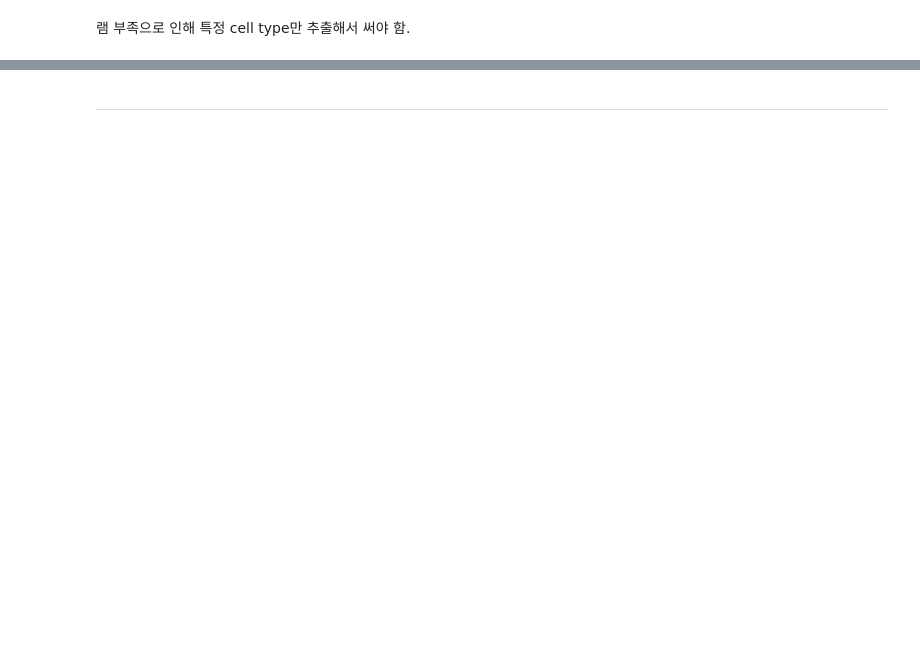
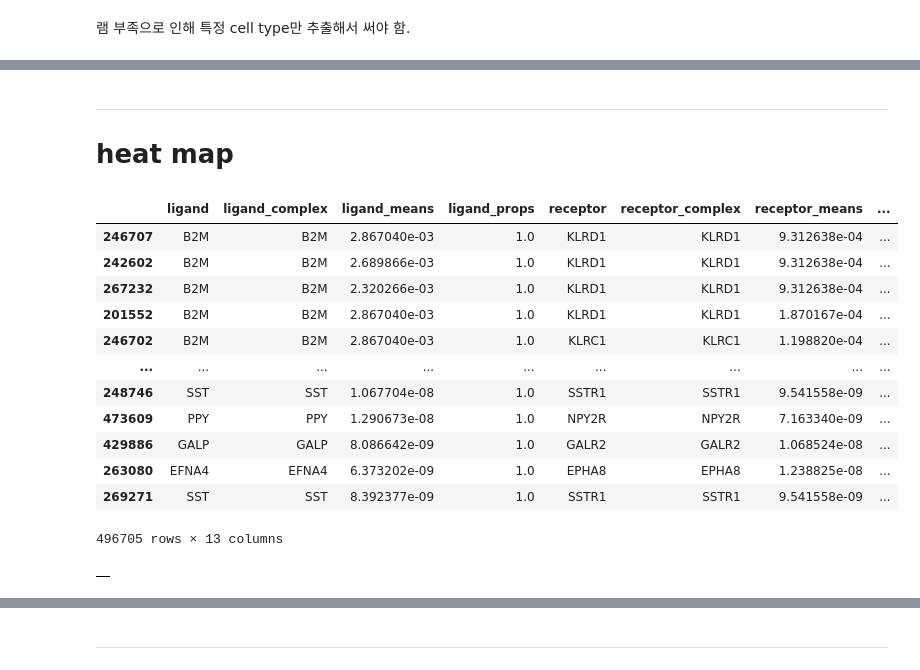
Before and after one commit to Sungwoo-Chang/16_human, a Jupyter notebook: 4. cell-cell interaction copy.ipynb, the cells around one changed output, grey strips where cells are left out. Drawn from its saved outputs; the diff is of its cells as text; code cells hidden in the pictures; blank space fills up the shorter version.

```diff
--- a/4. cell-cell interaction copy.ipynb
+++ b/4. cell-cell interaction copy.ipynb
@@ -73,0 +19,26 @@ Fontsize 0.00 < 1.0 pt not allowed by FreeType. Setting fontsize = 1 pt
+# %%
+liana_result = cellphonedb(
+    adata,
+    groupby = "cell_type",
+    use_raw = False,
+    return_all_lrs = True,
+    layer = 'scvi_normalized',
+    # layer = 'counts',
+    verbose = True,
+    inplace = False
+)
+
+# cellphonedb(
+#     adata,
+#     groupby = "cell_type",
+#     use_raw = False,
+#     return_all_lrs = True,
+#     layer = 'scvi_normalized',
+#     # layer = 'counts',
+#     verbose = True,
+#     inplace = True
+# )
+
+
+
+# samplingg 0.2로 해서 94 sample 돌리면 약 13분
@@ -73,0 +60,3 @@ Fontsize 0.00 < 1.0 pt not allowed by FreeType. Setting fontsize = 1 pt
+# %% [markdown]
+---
+# heat map
@@ -73,0 +65,22 @@ Fontsize 0.00 < 1.0 pt not allowed by FreeType. Setting fontsize = 1 pt
+# %%
+liana_result
+# %% [output]
+|  | ligand | ligand_complex | ligand_means | ligand_props | receptor | receptor_complex | receptor_means | ... |
+| 246707 | B2M | B2M | 2.867040e-03 | 1.0 | KLRD1 | KLRD1 | 9.312638e-04 | ... |
+| 242602 | B2M | B2M | 2.689866e-03 | 1.0 | KLRD1 | KLRD1 | 9.312638e-04 | ... |
+| 267232 | B2M | B2M | 2.320266e-03 | 1.0 | KLRD1 | KLRD1 | 9.312638e-04 | ... |
+| 201552 | B2M | B2M | 2.867040e-03 | 1.0 | KLRD1 | KLRD1 | 1.870167e-04 | ... |
+| 246702 | B2M | B2M | 2.867040e-03 | 1.0 | KLRC1 | KLRC1 | 1.198820e-04 | ... |
+| ... | ... | ... | ... | ... | ... | ... | ... | ... |
+| 248746 | SST | SST | 1.067704e-08 | 1.0 | SSTR1 | SSTR1 | 9.541558e-09 | ... |
+| 473609 | PPY | PPY | 1.290673e-08 | 1.0 | NPY2R | NPY2R | 7.163340e-09 | ... |
+| 429886 | GALP | GALP | 8.086642e-09 | 1.0 | GALR2 | GALR2 | 1.068524e-08 | ... |
+| 263080 | EFNA4 | EFNA4 | 6.373202e-09 | 1.0 | EPHA8 | EPHA8 | 1.238825e-08 | ... |
+| 269271 | SST | SST | 8.392377e-09 | 1.0 | SSTR1 | SSTR1 | 9.541558e-09 | ... |
+496705 rows × 13 columns
+# %%
+import pandas as pd
+df = pd.DataFrame()
+df
+# %% [output]
+|  |
```
Also changed, not shown: parts of 28 cells of this notebook, 14 other files.
